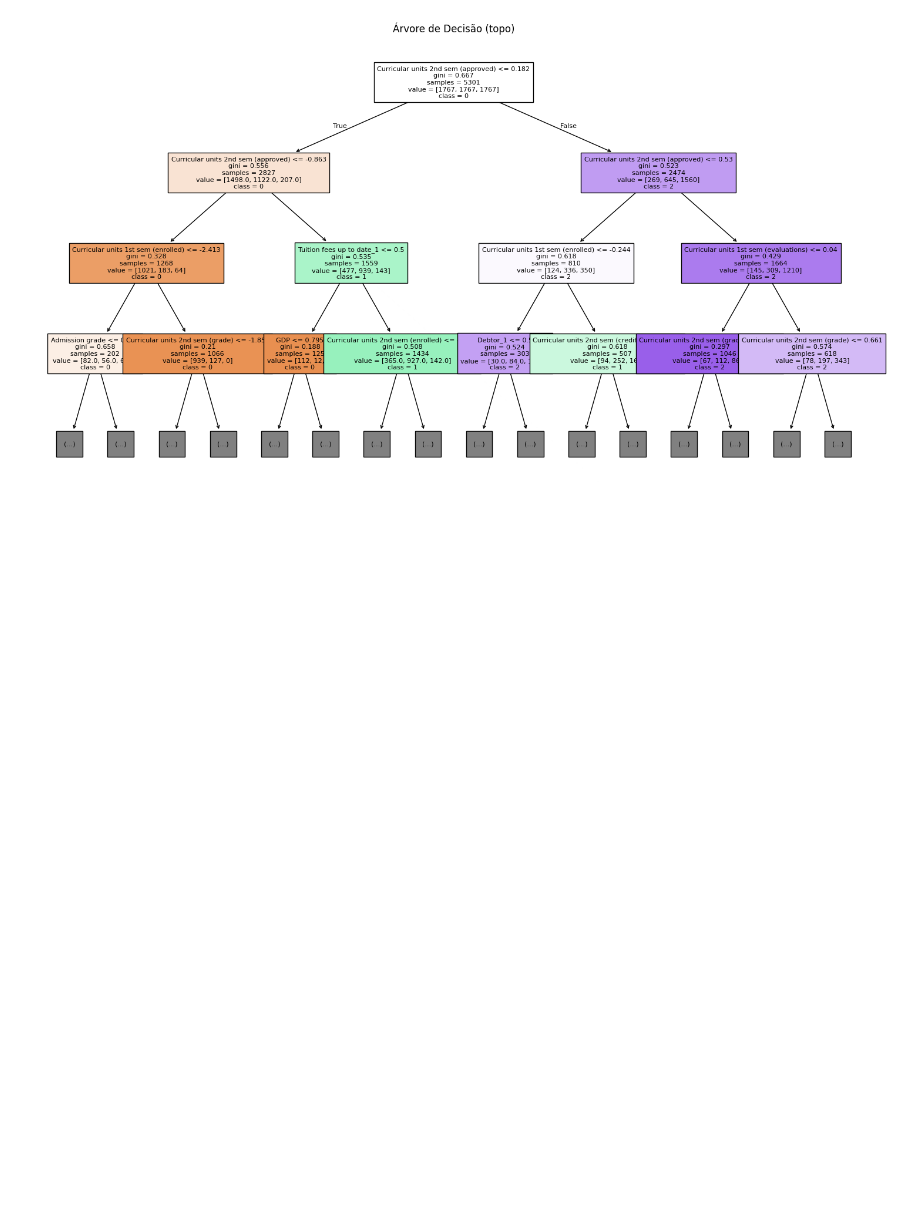
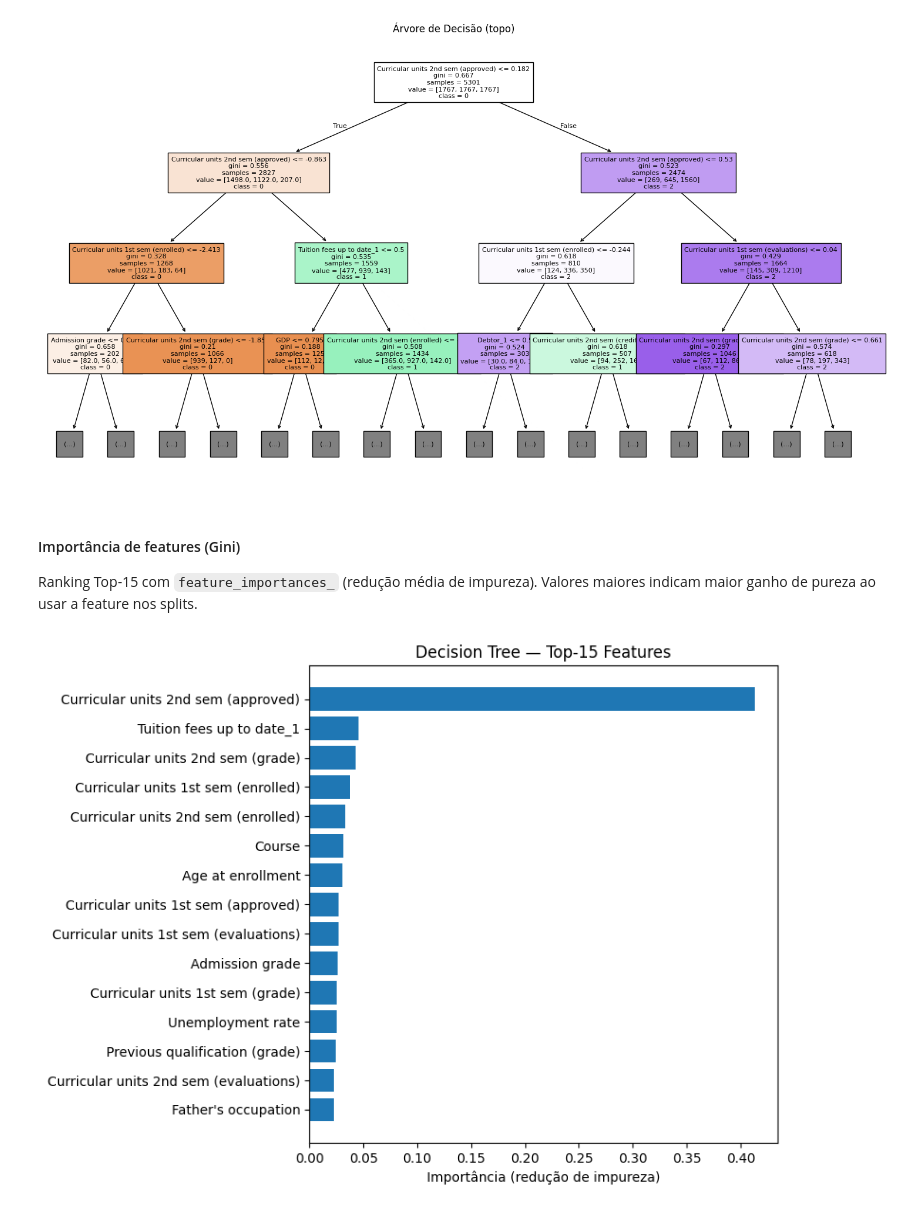
Before and after one commit to samara-de-souza/T1-MachineLearning, a Jupyter notebook: DecisionTree/algorithm_tree.ipynb, the cells around one changed output. Saved outputs shown, nothing was run; the diff lists cells and outputs as text; code cells hidden in the pictures; blank space fills up the shorter version.

```diff
--- a/DecisionTree/algorithm_tree.ipynb
+++ b/DecisionTree/algorithm_tree.ipynb
@@ -168,22 +171,0 @@ Matriz de confusão:
-# %%
-
-best_pipe  = gs.best_estimator_
-best_tree  = best_pipe.named_steps["clf"]
-
-feat_names = []
-feat_names += num_cols
-
-if cat_cols:
-    ohe = best_pipe.named_steps["prep"].named_transformers_["cat"].named_steps["ohe"]
-    ohe_names = ohe.get_feature_names_out(cat_cols).tolist()
-    feat_names = num_cols + ohe_names
-else:
-    feat_names = num_cols
-
-importances = best_tree.feature_importances_
-order = np.argsort(importances)[::-1]
-
-top_k = 20 if len(importances) >= 20 else len(importances)
-print(f"\nTop {top_k} features por importância:")
-for i in order[:top_k]:
-    print(f"{feat_names[i]}: {importances[i]:.4f}")
@@ -219,3 +189,23 @@ plt.title("Árvore de Decisão (topo)")
 plt.show()
 # %% [output]
 [figure]
+# %% [markdown]
+#### Importância de features (Gini)
+Ranking Top-15 com `feature_importances_` (redução média de impureza). Valores maiores indicam maior ganho de pureza ao usar a feature nos splits.
+# %%
+importances_df = (
+    pd.DataFrame({"feature": feat_names, "importance": importances})
+      .sort_values("importance", ascending=False)
+)
+
+plt.figure(figsize=(8,6))
+plt.barh(
+    y=importances_df["feature"].head(15)[::-1],
+    width=importances_df["importance"].head(15)[::-1],
+)
+plt.xlabel("Importância (redução de impureza)")
+plt.title("Decision Tree — Top-15 Features")
+plt.tight_layout()
+plt.show()
+# %% [output]
+[figure, added]
```
Also changed, not shown: parts of 12 cells of this notebook, 6 other files.
